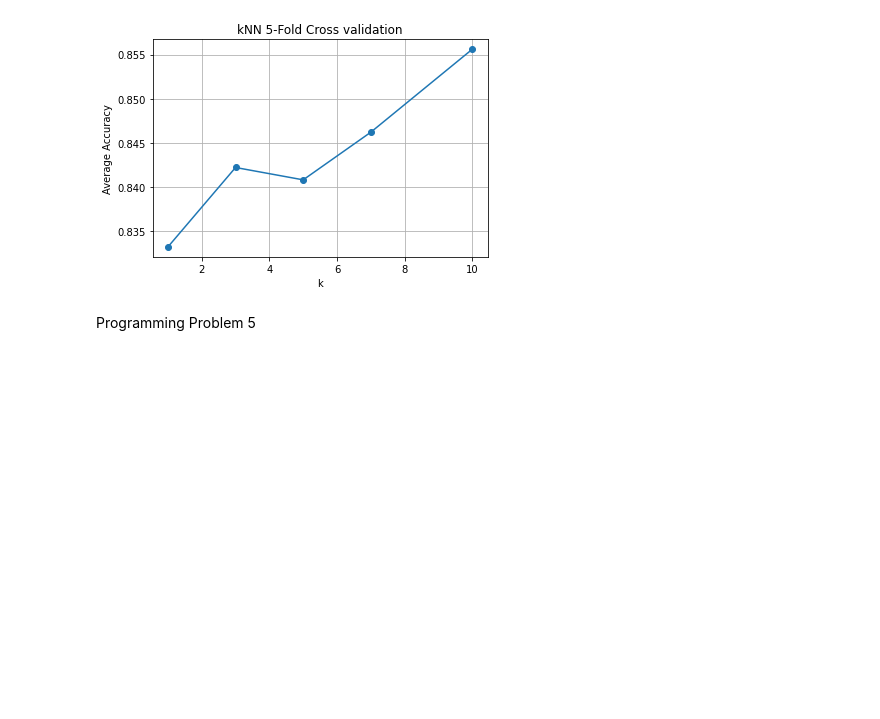
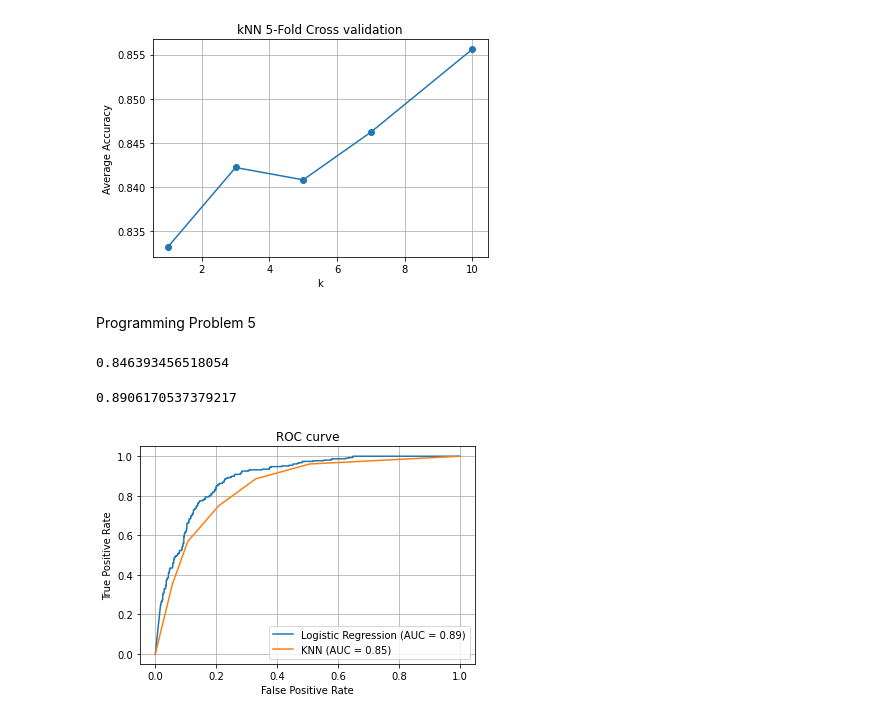
Before and after one commit to ecroxford/CS760HW, a Jupyter notebook: CS760_HW3.ipynb, the cells around one changed output. Saved outputs shown, nothing was run; the diff lists cells and outputs as text; code cells hidden in the pictures; blank space fills up the shorter version.

```diff
--- a/CS760_HW3.ipynb
+++ b/CS760_HW3.ipynb
@@ -19,3 +20,11 @@ for x in f:
   first_dim.append(float(a))
   second_dim.append(float(b))
   prediction.append(float(c[:-1]))
+zipped = list(zip(first_dim, second_dim, prediction))
+df = pd.DataFrame(zipped, columns=['X', 'Y', 'Prediction'])
+test = np.linspace(-2,2,41)
+test_data = [(a, b) for a in test for b in test]
+knn_model = KNeighborsClassifier(n_neighbors=1)
+train_data = list(zip(df["X"], df["Y"]))
+knn_model.fit(train_data, df["Prediction"])
+testing_predict = knn_model.predict(test_data)
@@ -161,3 +286,55 @@ plt.show()
 [figure]
 # %% [markdown]
 Programming Problem 5
+# %%
+#KNN
+X_train = emails.drop(columns=["Email No.", "Prediction"])[:4000]
+y_train = emails["Prediction"][:4000]
+
+X_test = emails.drop(columns=["Email No.", "Prediction"])[4000:5000]
+y_test = emails["Prediction"][4000:5000]
+
+knn =  KNeighborsClassifier(n_neighbors=5)
+
+knn.fit(X_train,y_train)
+y_pred_proba = knn.predict_proba(X_test)[:,1]
+
+fpr, tpr, thresholds = roc_curve(y_test, y_pred_proba)
+
+roc_auc=auc(fpr,tpr)
+print(roc_auc)
+# %% [output]
+0.846393456518054
+# %%
+#Logistic Regression
+X_train = emails.drop(columns=["Email No.", "Prediction"])[:4000]
+y_train = emails["Prediction"][:4000]
+
+X_test = emails.drop(columns=["Email No.", "Prediction"])[4000:5000]
+y_test = emails["Prediction"][4000:5000]
+
+weight_begin = np.zeros(X_train.shape[1])
+bias_begin = 0
+
+weight, bias = train_logistic(X_train, y_train, learning_rate = 0.01, iterations = 500, weight = weight_begin, bias = bias_begin)
+
+prediction_values = np.dot(X_test, weight) + bias
+predictions = sigmoid(prediction_values)
+
+fpr_log, tpr_log, thresholds_log = roc_curve(y_test, predictions)
+
+roc_auc_log = auc(fpr_log,tpr_log)
+print(roc_auc_log)
+# %% [output]
+0.8906170537379217
+# %%
+plt.plot(fpr_log,tpr_log, label='Logistic Regression (AUC = 0.89)') #Replace with Logistic Variables
+plt.plot(fpr,tpr, label='KNN (AUC = 0.85)')
+plt.xlabel('False Positive Rate')
+plt.ylabel('True Positive Rate')
+plt.grid()
+plt.title('ROC curve')
+plt.legend(loc="lower right")
+plt.show()
+# %% [output]
+[figure, added]
```
Also changed, not shown: parts of 13 cells of this notebook.
